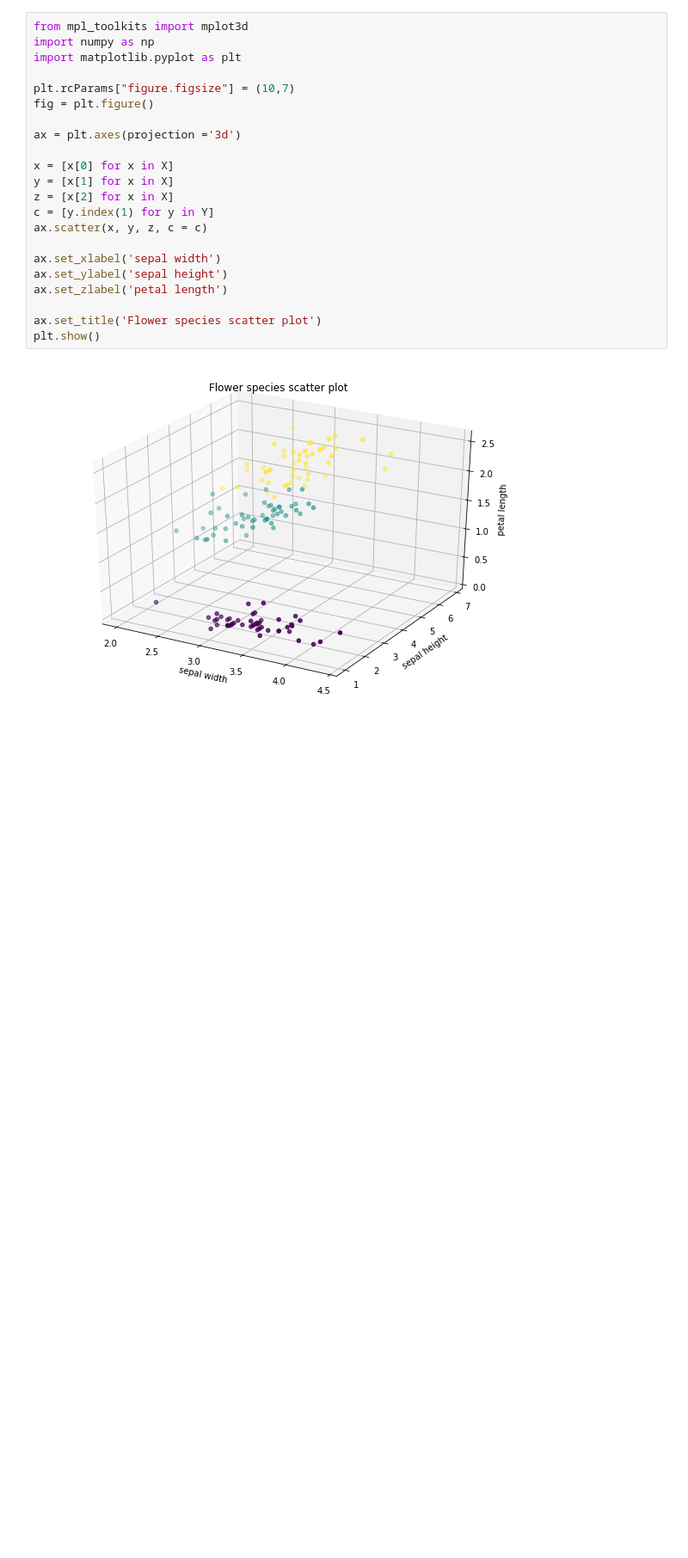
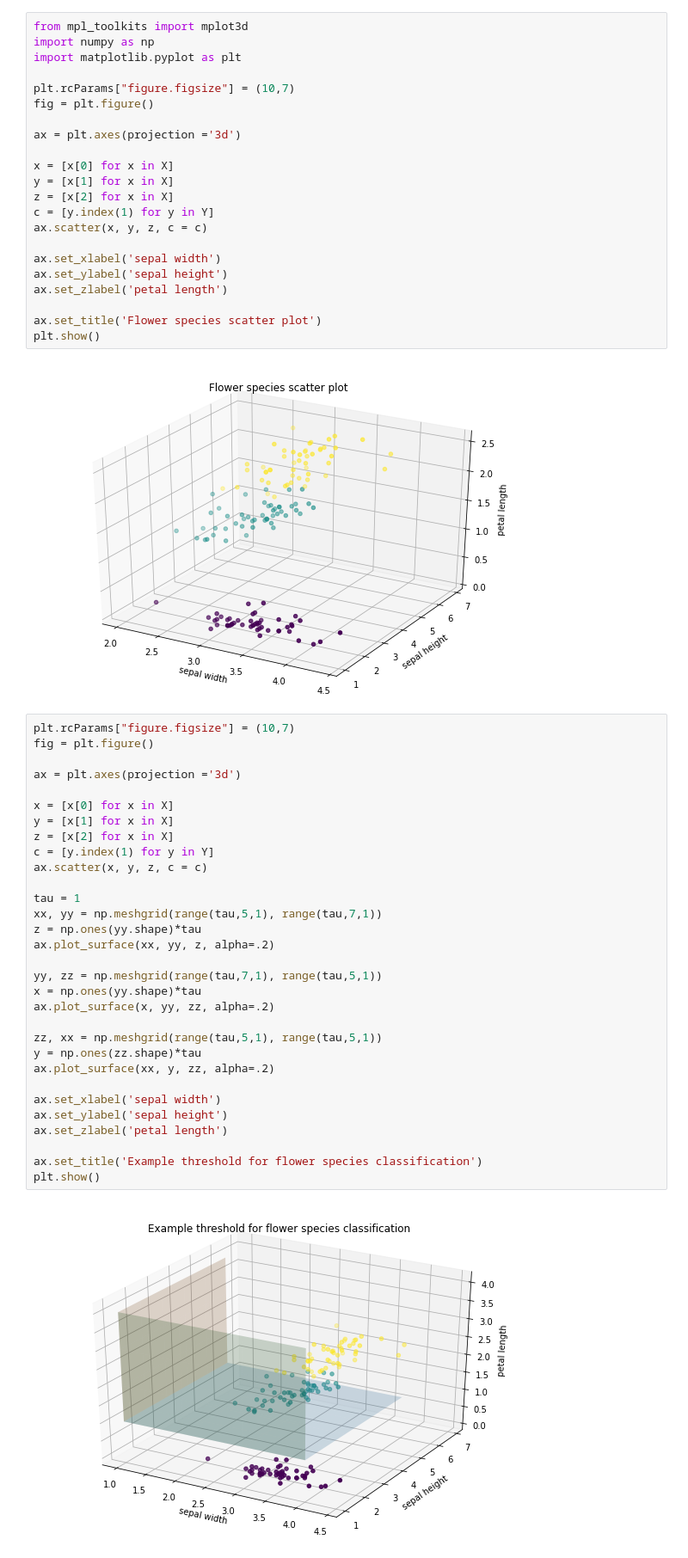
Before and after one commit to natekimball/algo-econ-final-project, a Jupyter notebook: thresholds.ipynb, the cells around one changed output. Shown at 86% size. Saved outputs shown, nothing was run; the diff lists cells and outputs as text; blank space fills up the shorter version.

Commit message:
example threshold graph

```diff
--- a/thresholds.ipynb
+++ b/thresholds.ipynb
@@ -152,3 +152,36 @@ ax.set_title('Flower species scatter plot')
 plt.show()
 # %% [output]
 [figure]
+# %%
+plt.rcParams["figure.figsize"] = (10,7)
+fig = plt.figure()
+
+ax = plt.axes(projection ='3d')
+
+x = [x[0] for x in X]
+y = [x[1] for x in X]
+z = [x[2] for x in X]
+c = [y.index(1) for y in Y]
+ax.scatter(x, y, z, c = c)
+
+tau = 1
+xx, yy = np.meshgrid(range(tau,5,1), range(tau,7,1))
+z = np.ones(yy.shape)*tau
+ax.plot_surface(xx, yy, z, alpha=.2)
+
+yy, zz = np.meshgrid(range(tau,7,1), range(tau,5,1))
+x = np.ones(yy.shape)*tau
+ax.plot_surface(x, yy, zz, alpha=.2)
+
+zz, xx = np.meshgrid(range(tau,5,1), range(tau,5,1))
+y = np.ones(zz.shape)*tau
+ax.plot_surface(xx, y, zz, alpha=.2)
+
+ax.set_xlabel('sepal width')
+ax.set_ylabel('sepal height')
+ax.set_zlabel('petal length')
+
+ax.set_title('Example threshold for flower species classification')
+plt.show()
+# %% [output]
+[figure, added]
```
Also changed, not shown: parts of 1 cell of this notebook.
